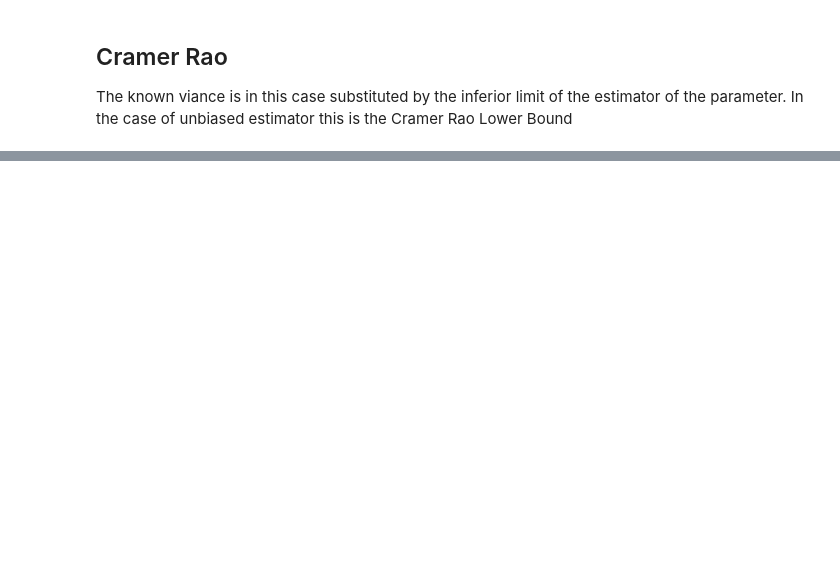
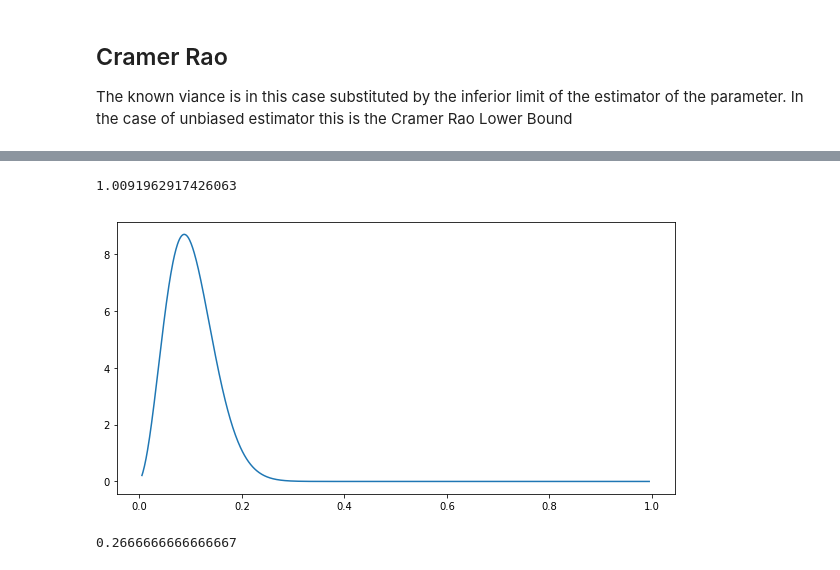
Before and after one commit to martinobdl/FinEngFinalProj, a Jupyter notebook: python/Script.ipynb, the cells around one changed output, grey strips where cells are left out. Drawn from its saved outputs; the diff is of its cells as text; code cells hidden in the pictures; blank space fills up the shorter version.

```diff
--- a/python/Script.ipynb
+++ b/python/Script.ipynb
@@ -304,0 +336,10 @@ Addon bayesian Cramer Rao rho = -0.0005
+# %%
+plt.plot(xrho_vect,rho_pdf_CramerRao)
+np.mean(rho_pdf_CramerRao)
+# %% [output]
+1.0091962917426063
+[figure, added]
+# %%
+src.CapitalRequirementAlternativeHP(0.2,0.95,0.1,0.99,np.array([1,2,3]).T,np.array([[1,2,3],[4,5,6]]).T)
+# %% [output]
+0.2666666666666667
```
Also changed, not shown: parts of 12 cells of this notebook, 1 other file.
